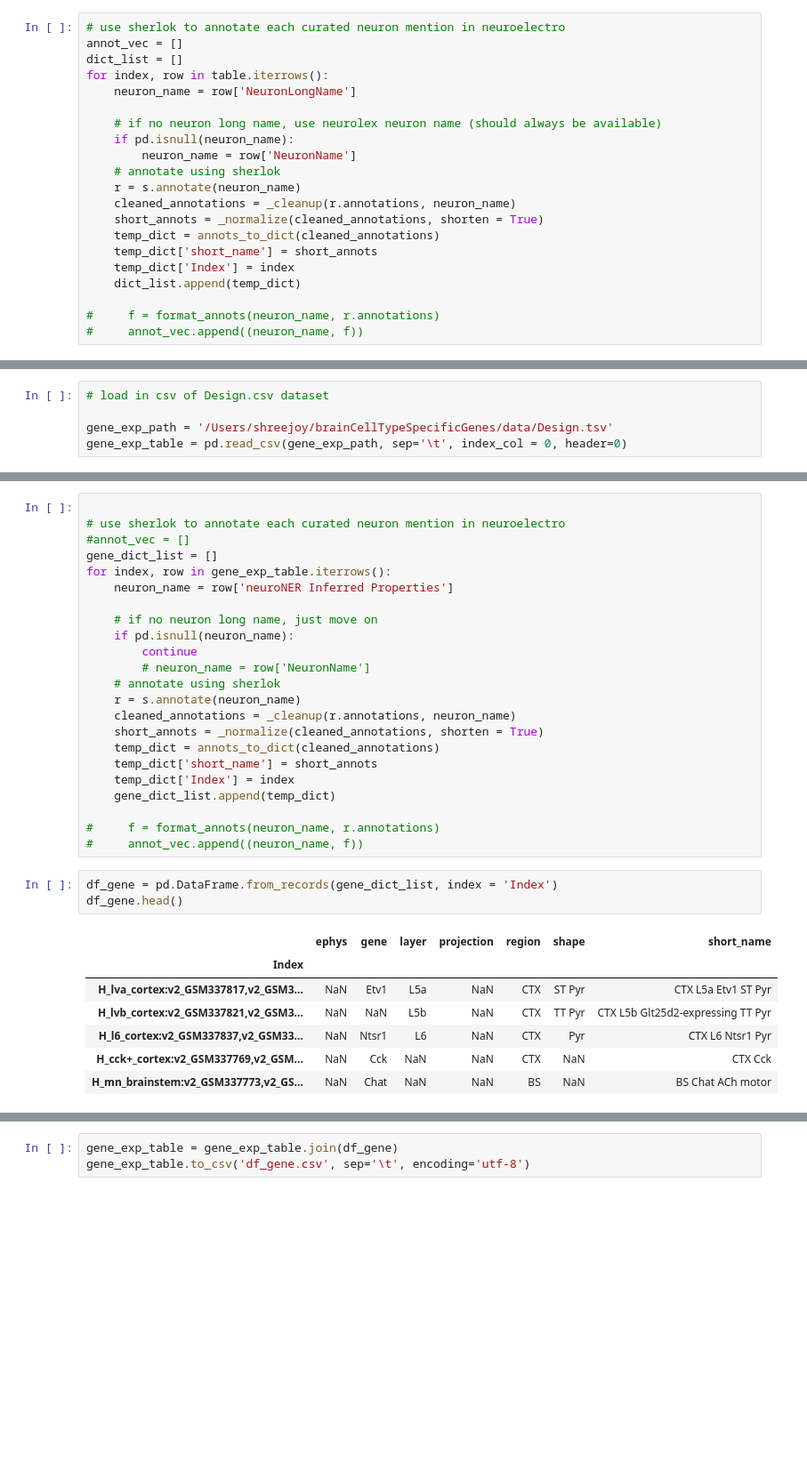
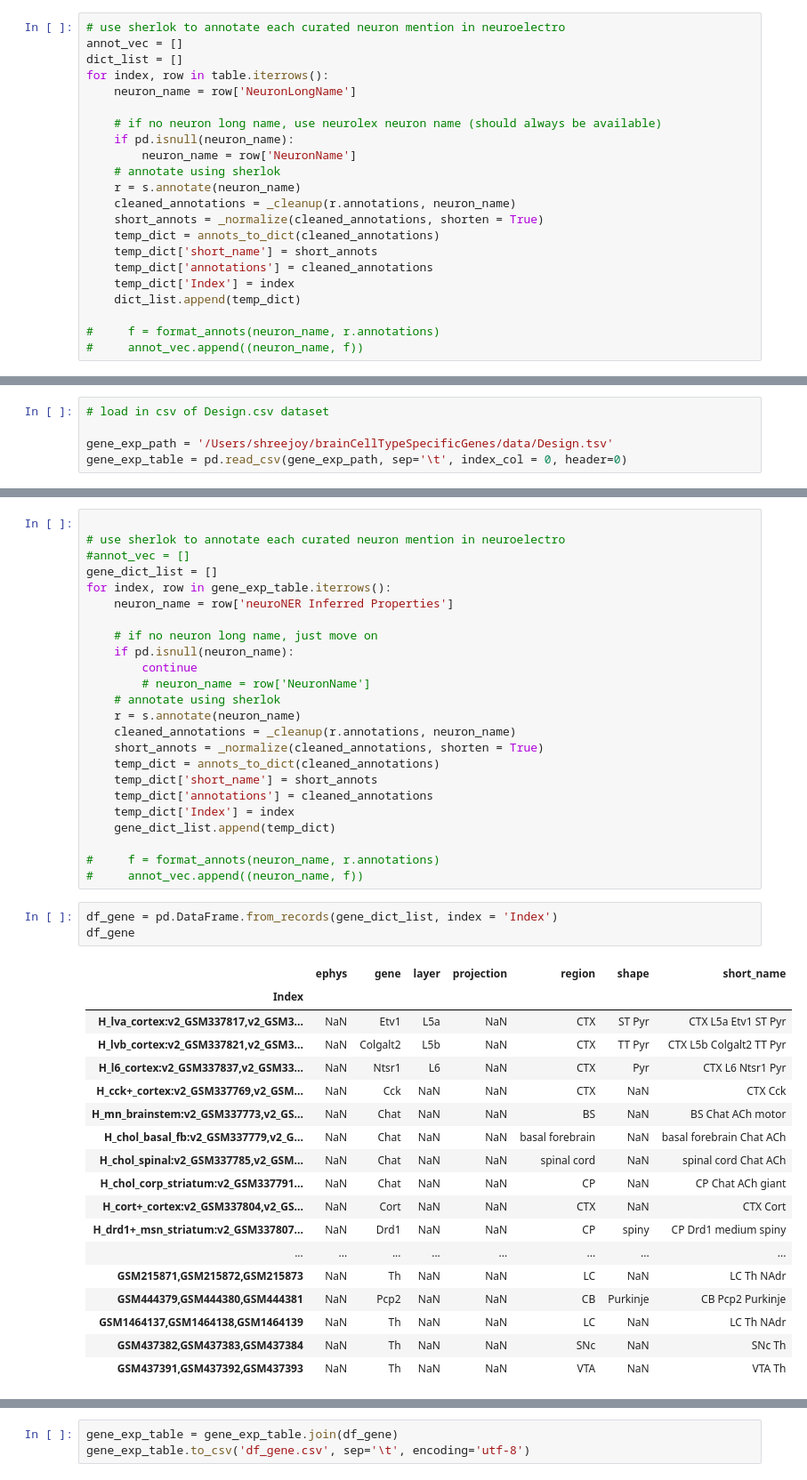
Before and after one commit to renaud/neuroNER, a Jupyter notebook: similarity/api_demo.ipynb, the cells around one changed output, grey strips where cells are left out. Shown at 89% size. Cells and saved outputs as stored; diff of their text form; blank space fills up the shorter version.

```diff
--- a/similarity/api_demo.ipynb
+++ b/similarity/api_demo.ipynb
@@ -73,6 +76,7 @@ for index, row in table.iterrows():
     short_annots = _normalize(cleaned_annotations, shorten = True)
     temp_dict = annots_to_dict(cleaned_annotations)
     temp_dict['short_name'] = short_annots
+    temp_dict['annotations'] = cleaned_annotations
     temp_dict['Index'] = index
     dict_list.append(temp_dict)
 
@@ -158,6 +162,7 @@ for index, row in gene_exp_table.iterrows():
     short_annots = _normalize(cleaned_annotations, shorten = True)
     temp_dict = annots_to_dict(cleaned_annotations)
     temp_dict['short_name'] = short_annots
+    temp_dict['annotations'] = cleaned_annotations
     temp_dict['Index'] = index
     gene_dict_list.append(temp_dict)
 
@@ -165,12 +170,23 @@ for index, row in gene_exp_table.iterrows():
 #     annot_vec.append((neuron_name, f))
 # %%
 df_gene = pd.DataFrame.from_records(gene_dict_list, index = 'Index')
-df_gene.head()
+df_gene
 # %% [output]
 |  | ephys | gene | layer | projection | region | shape | short_name |
 | Index |  |  |  |  |  |  |  |
 | H_lva_cortex:v2_GSM337817,v2_GSM3... | NaN | Etv1 | L5a | NaN | CTX | ST Pyr | CTX L5a Etv1 ST Pyr |
-| H_lvb_cortex:v2_GSM337821,v2_GSM3... | NaN | NaN | L5b | NaN | CTX | TT Pyr | CTX L5b Glt25d2-expressing TT Pyr |
+| H_lvb_cortex:v2_GSM337821,v2_GSM3... | NaN | Colgalt2 | L5b | NaN | CTX | TT Pyr | CTX L5b Colgalt2 TT Pyr |
 | H_l6_cortex:v2_GSM337837,v2_GSM33... | NaN | Ntsr1 | L6 | NaN | CTX | Pyr | CTX L6 Ntsr1 Pyr |
 | H_cck+_cortex:v2_GSM337769,v2_GSM... | NaN | Cck | NaN | NaN | CTX | NaN | CTX Cck |
 | H_mn_brainstem:v2_GSM337773,v2_GS... | NaN | Chat | NaN | NaN | BS | NaN | BS Chat ACh motor |
+| H_chol_basal_fb:v2_GSM337779,v2_G... | NaN | Chat | NaN | NaN | basal forebrain | NaN | basal forebrain Chat ACh |
+| H_chol_spinal:v2_GSM337785,v2_GSM... | NaN | Chat | NaN | NaN | spinal cord | NaN | spinal cord Chat ACh |
+| H_chol_corp_striatum:v2_GSM337791... | NaN | Chat | NaN | NaN | CP | NaN | CP Chat ACh giant |
+| H_cort+_cortex:v2_GSM337804,v2_GS... | NaN | Cort | NaN | NaN | CTX | NaN | CTX Cort |
+| H_drd1+_msn_striatum:v2_GSM337807... | NaN | Drd1 | NaN | NaN | CP | spiny | CP Drd1 medium spiny |
+| ... | ... | ... | ... | ... | ... | ... | ... |
+| GSM215871,GSM215872,GSM215873 | NaN | Th | NaN | NaN | LC | NaN | LC Th NAdr |
+| GSM444379,GSM444380,GSM444381 | NaN | Pcp2 | NaN | NaN | CB | Purkinje | CB Pcp2 Purkinje |
+| GSM1464137,GSM1464138,GSM1464139 | NaN | Th | NaN | NaN | LC | NaN | LC Th NAdr |
+| GSM437382,GSM437383,GSM437384 | NaN | Th | NaN | NaN | SNc | NaN | SNc Th |
+| GSM437391,GSM437392,GSM437393 | NaN | Th | NaN | NaN | VTA | NaN | VTA Th |
```
Also changed, not shown: parts of 11 cells of this notebook, 1 other file.
